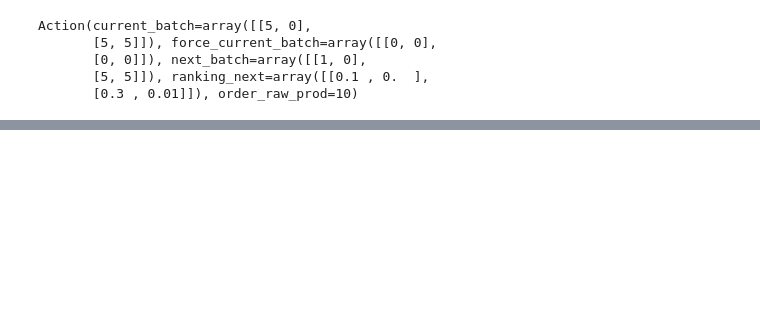
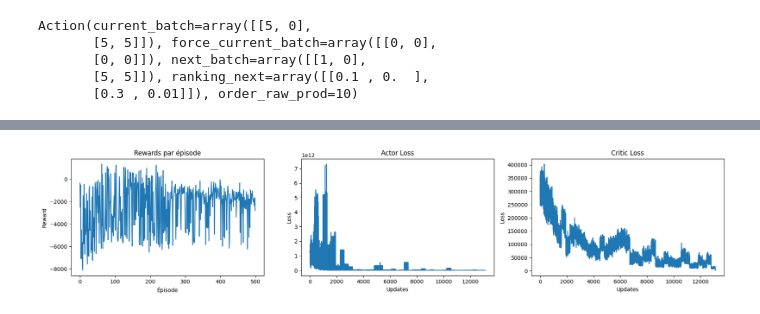
Before and after one commit to rudloffl/ShopGymnasium, a Jupyter notebook: A00 - Notebooks/A00-FirstAgent.ipynb, the cells around one changed output, grey strips where cells are left out. Drawn from its saved outputs; the diff is of its cells as text; code cells hidden in the pictures; blank space fills up the shorter version.

Commit message:
tiny shop script added

```diff
--- a/A00 - Notebooks/A00-FirstAgent.ipynb
+++ b/A00 - Notebooks/A00-FirstAgent.ipynb
@@ -392,7 +398,7 @@ action = Action(
                          [5, 5]]),
     ranking_next=np.array([[0.1, 0],
                            [0.3, 0.01]]),
-    order_raw_prod=0
+    order_raw_prod=10
 )
 # Take a step
 observation, reward, terminated, truncated, info = env.step(action)
@@ -465,0 +919,18 @@ array([[0.3, 0.6],
+# %%
+
+# Importer votre environnement
+# from shop_env import ShopEnv
+
+# Créer l'environnement
+env = ShopEnv()
+
+# Créer et entraîner l'agent
+agent = ShopPPOAgent(env, learning_rate=3e-4, batch_size=64)
+agent.train(num_episodes=500, max_steps=168, update_frequency=2048)
+
+# Sauvegarder le modèle
+# agent.save('ppo_shop_model.pth')
+
+
+
+print("Code PPO prêt à l'emploi. Décommentez les lignes du main pour exécuter.")
@@ -465,0 +974,31 @@ array([[0.3, 0.6],
+# %%
+# Visualiser les résultats
+import matplotlib.pyplot as plt
+
+fig, axes = plt.subplots(2, 2, figsize=(15, 10))
+
+axes[0, 0].plot(agent.episode_rewards)
+axes[0, 0].set_title('Rewards par épisode')
+axes[0, 0].set_xlabel('Épisode')
+axes[0, 0].set_ylabel('Reward')
+
+axes[0, 1].plot(agent.actor_losses)
+axes[0, 1].set_title('Actor Loss')
+axes[0, 1].set_xlabel('Updates')
+axes[0, 1].set_ylabel('Loss')
+
+axes[1, 0].plot(agent.critic_losses)
+axes[1, 0].set_title('Critic Loss')
+axes[1, 0].set_xlabel('Updates')
+axes[1, 0].set_ylabel('Loss')
+
+axes[1, 1].plot(agent.entropy_losses)
+axes[1, 1].set_title('Entropy')
+axes[1, 1].set_xlabel('Updates')
+axes[1, 1].set_ylabel('Entropy')
+
+plt.tight_layout()
+# plt.savefig('ppo_training_results.png')
+plt.show()
+# %% [output]
+[figure, added]
```
Also changed, not shown: parts of 22 cells of this notebook, 1 other file.
